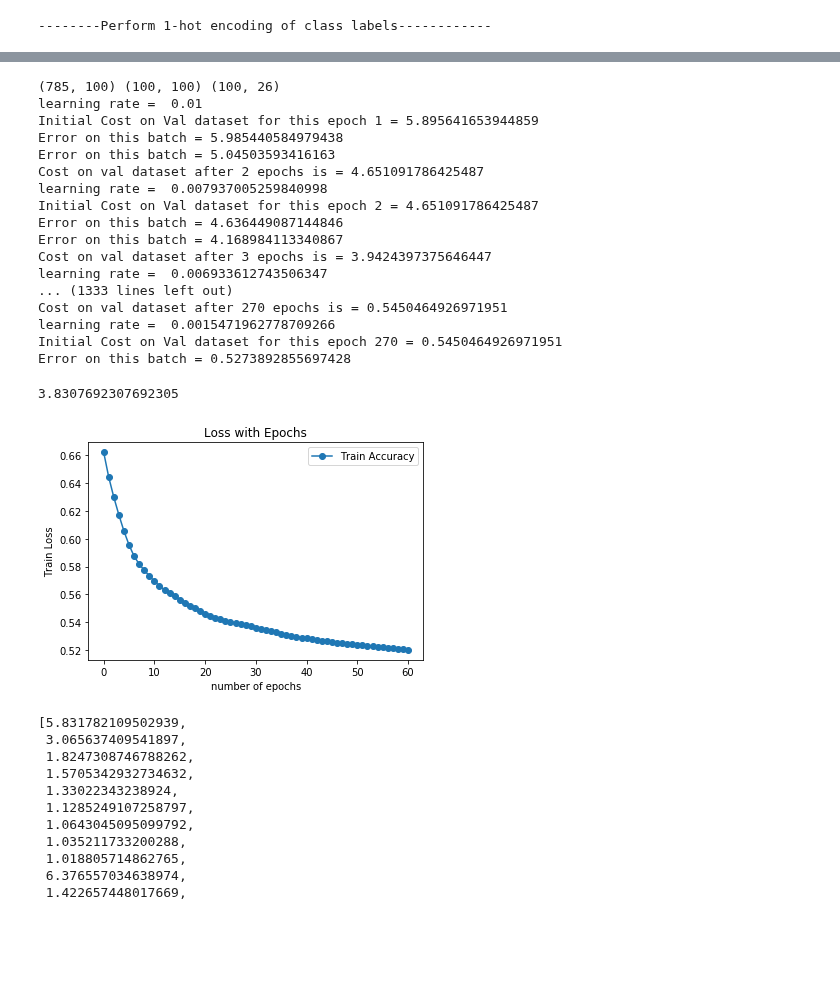
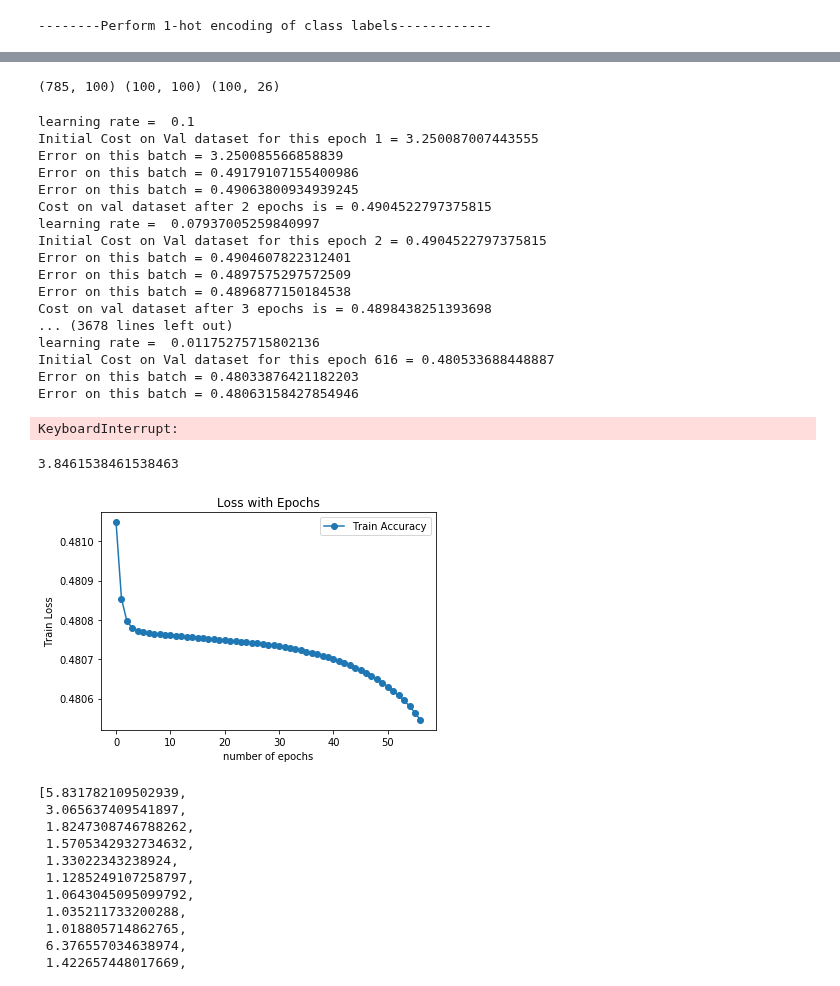
Before and after one commit to agarwal-ayushi/Machine-Learning-Assignments, a Jupyter notebook: Assignment3/partB/ques1-relu.ipynb, the cells around one changed output, grey strips where cells are left out. Drawn from its saved outputs; the diff is of its cells as text; code cells hidden in the pictures; blank space fills up the shorter version.

```diff
--- a/Assignment3/partB/ques1-relu.ipynb
+++ b/Assignment3/partB/ques1-relu.ipynb
@@ -31,17 +31,17 @@ X_test = X_test/255
 
 m = X_train.shape[0] # Number of Training Samples
 
-X_valid = X_train.iloc[(int(0.85*m)):]
-valid_class = train_class[(int(0.85*m)):]
-X_train = X_train.iloc[0:int(0.85*m)]
-train_class = train_class[0:int(0.85*m)]
+# X_valid = X_train.iloc[(int(0.85*m)):]
+# valid_class = train_class[(int(0.85*m)):]
+# X_train = X_train.iloc[0:int(0.85*m)]
+# train_class = train_class[0:int(0.85*m)]
 
 
 m = X_train.shape[0] # Number of Training Samples
 n = X_train.shape[1] # Number of input features
 
 print("The total number of training samples = {}".format(m))
-print("The total number of validation samples = {}".format(X_valid.shape[0]))
+#print("The total number of validation samples = {}".format(X_valid.shape[0]))
 
 print("The number of features = {}".format(n))
 # %% [output]
@@ -79,5 +78,6 @@ The number of mini-batches formed is = 111
 # %%
 #Theta Initialization
+np.random.seed(1)
 def theta_init(arch=[50]):
     theta = []
     for i in range(len(arch)+1):
@@ -91,7 +91,7 @@ def theta_init(arch=[50]):
             dim0=arch[i-1]
             dim1= arch[i]
 
-        theta.append(2*np.random.random((dim0, dim1))-1)
+        theta.append(0.01*(2*np.random.random((dim0, dim1))-1))
         #theta.append(np.zeros((dim0, dim1)))
     return theta
 # %%
@@ -165,14 +171,16 @@ train_accuracy = []
 test_accuracy = []
 train_time = []
 valid_accuracy=[]
-# %%
-lr=0.003
+# %%
+arch=[100, 100]
+lr0=0.1
+#lr = 0.01
+theta = theta_init(arch)
+print(theta[0].shape, theta[1].shape, theta[2].shape)
+# %% [output]
+(785, 100) (100, 100) (100, 26)
 # %%
-arch=[100, 100]
-lr0=0.01
 costs = []
-theta = theta_init(arch)
-print(theta[0].shape, theta[1].shape, theta[2].shape)
 epoch = 1
 start = time.time()
 cost_init = cost_total(X_train, theta, train_class_enc, m) #Validation loss not giving much info
@@ -180,6 +188,7 @@ costs.append(cost_init)
 while(True):
     count = 0
     lr = lr0/(np.power(epoch, 1/3))
+    #if(lr < 0.001): lr = 0.001
     print("learning rate = ", lr)
 
     print("Initial Cost on Val dataset for this epoch {} = {}".format(epoch, cost_init))
@@ -219,7 +228,7 @@ while(True):
 epochs.append(epoch)
 train_time.append(time.time()-start)
 train_accuracy.append(calc_accuracy(X_train, theta, train_class_enc))
-valid_accuracy.append(calc_accuracy(X_valid, theta, valid_class_enc))
+#valid_accuracy.append(calc_accuracy(X_valid, theta, valid_class_enc))
 test_accuracy.append(calc_accuracy(X_test, theta, test_actual_class_enc))
 print("\n------------------------------------------------------------------------------")
 print("The stats for number of units in the hidden layer arch= {} are as below:".format(arch))
@@ -227,45 +236,46 @@ print("-------------------------------------------------------------------------
 print("The number of epochs = {:2.3f}".format(epochs[-1]))
 print("The training time = {:2.3f}sec".format(train_time[-1]))
 print("The training accuracy is = {:2.3f}%".format(train_accuracy[-1]))
-print("The validation accuracy is = {:2.3f}%".format(valid_accuracy[-1]))
+#print("The validation accuracy is = {:2.3f}%".format(valid_accuracy[-1]))
 print("The test accuracy is = {:2.3f}%".format(test_accuracy[-1]))
 print("------------------------------------------------------------------------------\n")
 # %% [output]
-(785, 100) (100, 100) (100, 26)
-learning rate =  0.01
-Initial Cost on Val dataset for this epoch 1 = 5.895641653944859
-Error on this batch = 5.985440584979438
-Error on this batch = 5.04503593416163
-Cost on val dataset after 2 epochs is = 4.651091786425487
-learning rate =  0.007937005259840998
-Initial Cost on Val dataset for this epoch 2 = 4.651091786425487
-Error on this batch = 4.636449087144846
-Error on this batch = 4.168984113340867
-Cost on val dataset after 3 epochs is = 3.9424397375646447
-learning rate =  0.006933612743506347
-... (1333 lines left out)
-Cost on val dataset after 270 epochs is = 0.5450464926971951
-learning rate =  0.0015471962778709266
-Initial Cost on Val dataset for this epoch 270 = 0.5450464926971951
-Error on this batch = 0.5273892855697428
+learning rate =  0.1
+Initial Cost on Val dataset for this epoch 1 = 3.250087007443555
+Error on this batch = 3.250085566858839
+Error on this batch = 0.49179107155400986
+Error on this batch = 0.49063800934939245
+Cost on val dataset after 2 epochs is = 0.4904522797375815
+learning rate =  0.07937005259840997
+Initial Cost on Val dataset for this epoch 2 = 0.4904522797375815
+Error on this batch = 0.4904607822312401
+Error on this batch = 0.4897575297572509
+Error on this batch = 0.4896877150184538
+Cost on val dataset after 3 epochs is = 0.4898438251393698
+... (3678 lines left out)
+learning rate =  0.01175275715802136
+Initial Cost on Val dataset for this epoch 616 = 0.480533688448887
+Error on this batch = 0.48033876421182203
+Error on this batch = 0.48063158427854946
+KeyboardInterrupt:
 # %%
 calc_accuracy(X_test, theta, test_actual_class_enc)
 # %% [output]
-3.8307692307692305
+3.8461538461538463
 # %%
 fig = plt.figure()
 ax = fig.add_subplot(111)
 ax.set_title("Loss with Epochs")
-x = np.arange(0,len(costs[10:]))
-ax.plot(x, costs[10:], marker='o', label='Train Accuracy')
+x = np.arange(0,len(costs[5:]))
+ax.plot(x, costs[5:], marker='o', label='Train Accuracy')
 ax.set_xlabel("number of epochs")
 ax.set_ylabel("Train Loss")
 
 plt.legend()
 #plt.savefig("accuracy_HiddenUnit_val20per.png", dpi=1000, bbox_inches='tight')
 plt.show()
 # %% [output]
-[figure, old version]
+[figure, new version]
 # %%
 costs
 # %% [output]
```
Also changed, not shown: parts of 8 cells of this notebook.
